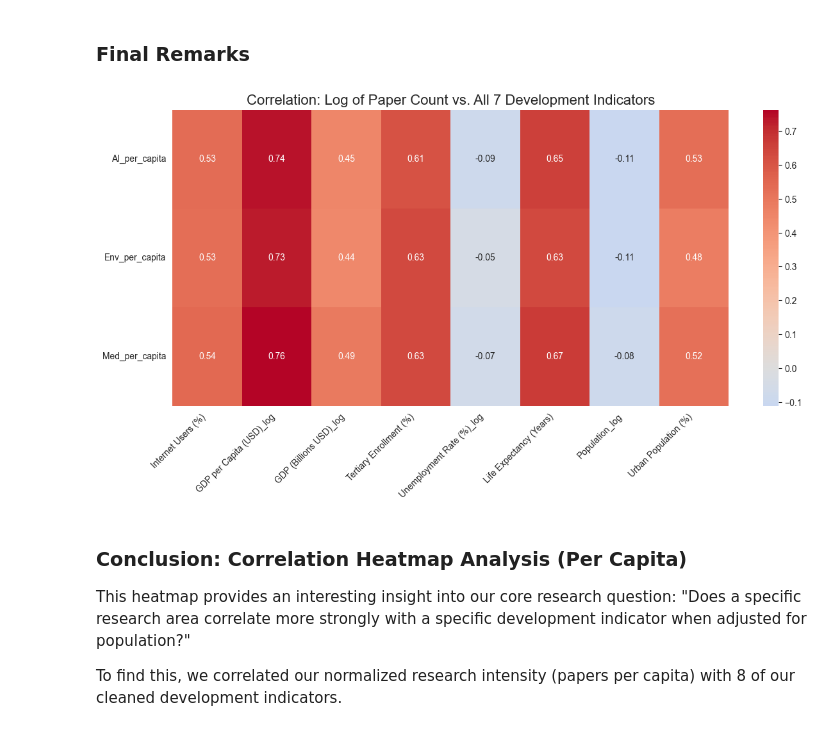
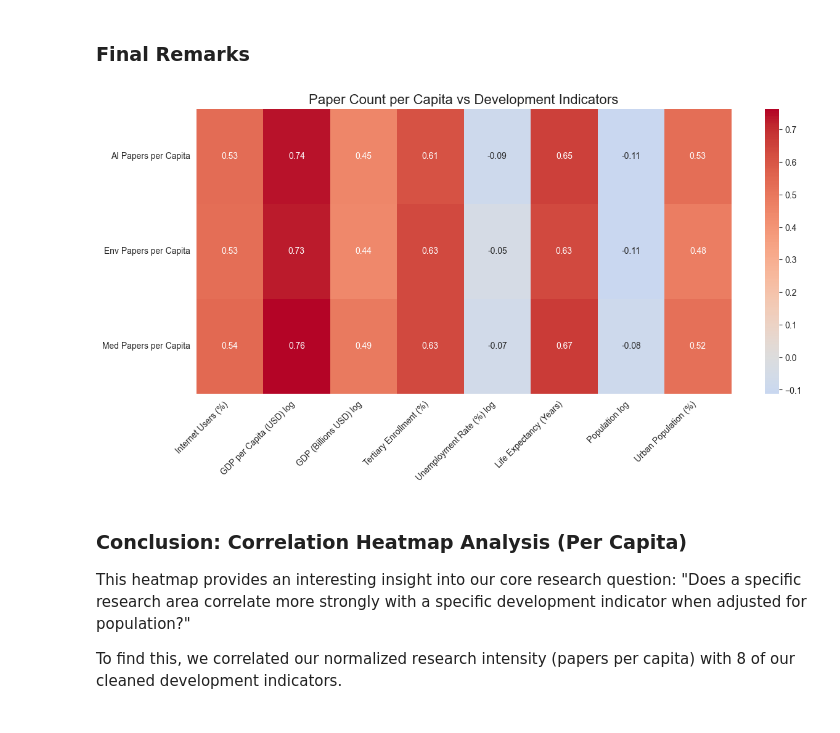
Before and after one commit to Francisco772/A-Comparative-Analysis-of-Scientific-Output-2023, a Jupyter notebook: main.ipynb, the cells around one changed output. Drawn from its saved outputs; the diff is of its cells as text; code cells hidden in the pictures.

```diff
--- a/main.ipynb
+++ b/main.ipynb
@@ -2839,24 +2840,43 @@ correlation_matrix = data_api_topics[all_columns].corr()
 
 # Filter to show only Research vs. Development
 filtered_corr = correlation_matrix.loc[research_metrics_per_capita, all_dev_indicators]
+
+label_mapping = {
+    # Research Metrics (Rows)
+    'AI_per_capita': 'AI Papers per Capita',
+    'Env_per_capita': 'Env Papers per Capita',
+    'Med_per_capita': 'Med Papers per Capita',
+
+    # Development Indicators (Columns)
+    'Internet Users (%)': 'Internet Users (%)', # Already clean
+    'GDP per Capita (USD)_log': 'GDP per Capita (USD) log',
+    'GDP (Billions USD)_log': 'GDP (Billions USD) log',
+    'Tertiary Enrollment (%)': 'Tertiary Enrollment (%)',
+    'Unemployment Rate (%)_log': 'Unemployment Rate (%) log',
+    'Life Expectancy (Years)': 'Life Expectancy (Years)',
+    'Population_log': 'Population log',
+    'Urban Population (%)': 'Urban Population (%)'
+}
+
+filtered_corr_clean = filtered_corr.rename(index=label_mapping, columns=label_mapping)
 # %%
-
+# 6. Plotting
 plt.figure(figsize=(14, 6))
 
 sns.heatmap(
-    filtered_corr,
+    filtered_corr_clean,
     annot=True,
     cmap='coolwarm',
     fmt=".2f",
     center=0
 )
 
-plt.title("Correlation: Log of Paper Count vs. All 7 Development Indicators", fontsize=16)
+plt.title("Paper Count per Capita vs Development Indicators", fontsize=16)
 plt.xticks(rotation=45, ha='right')
 plt.yticks(rotation=0)
 plt.show()
 # %% [output]
-[figure, old version]
+[figure, new version]
 # %% [markdown]
 ### Conclusion: Correlation Heatmap Analysis (Per Capita)
 
```
Also changed, not shown: parts of 29 cells of this notebook.
